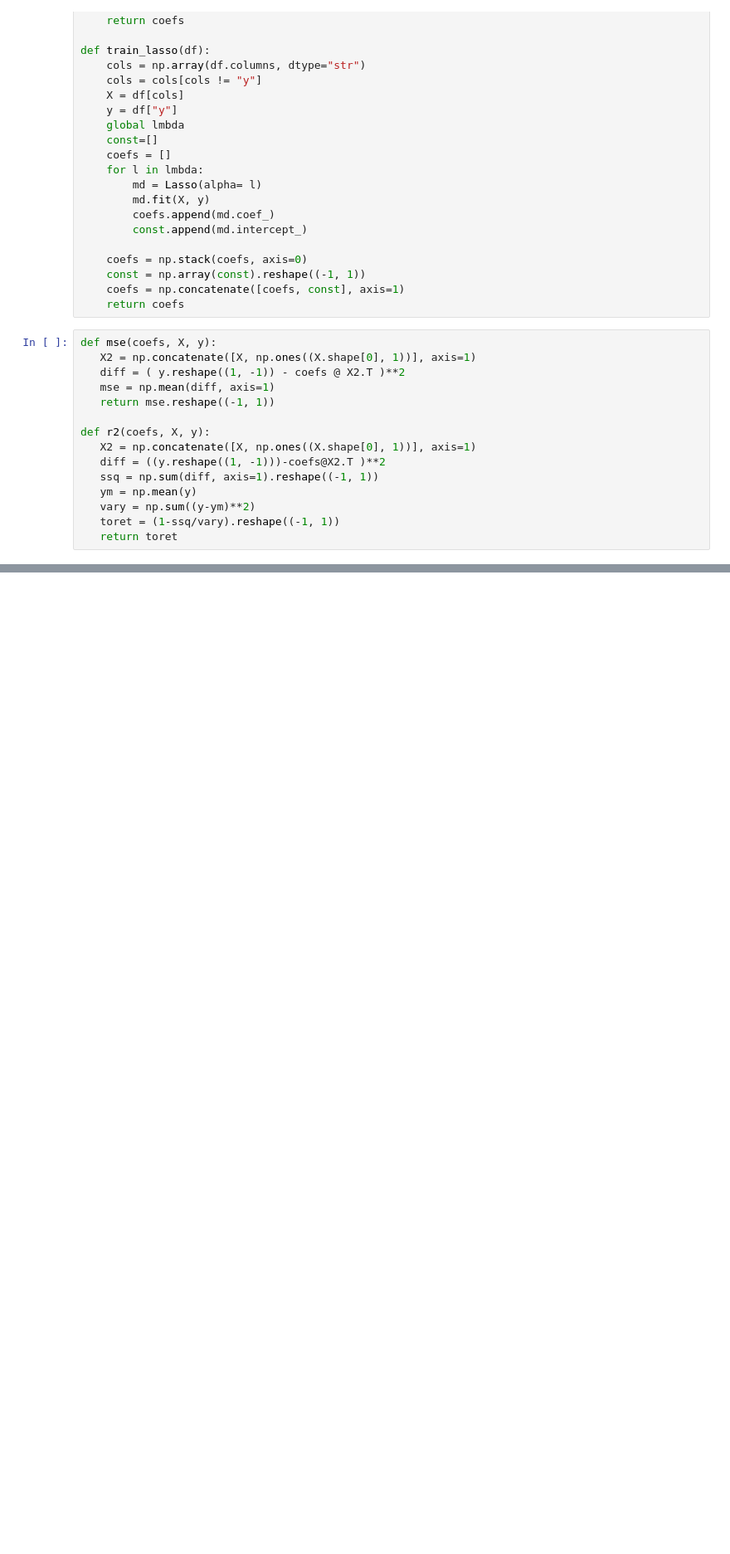
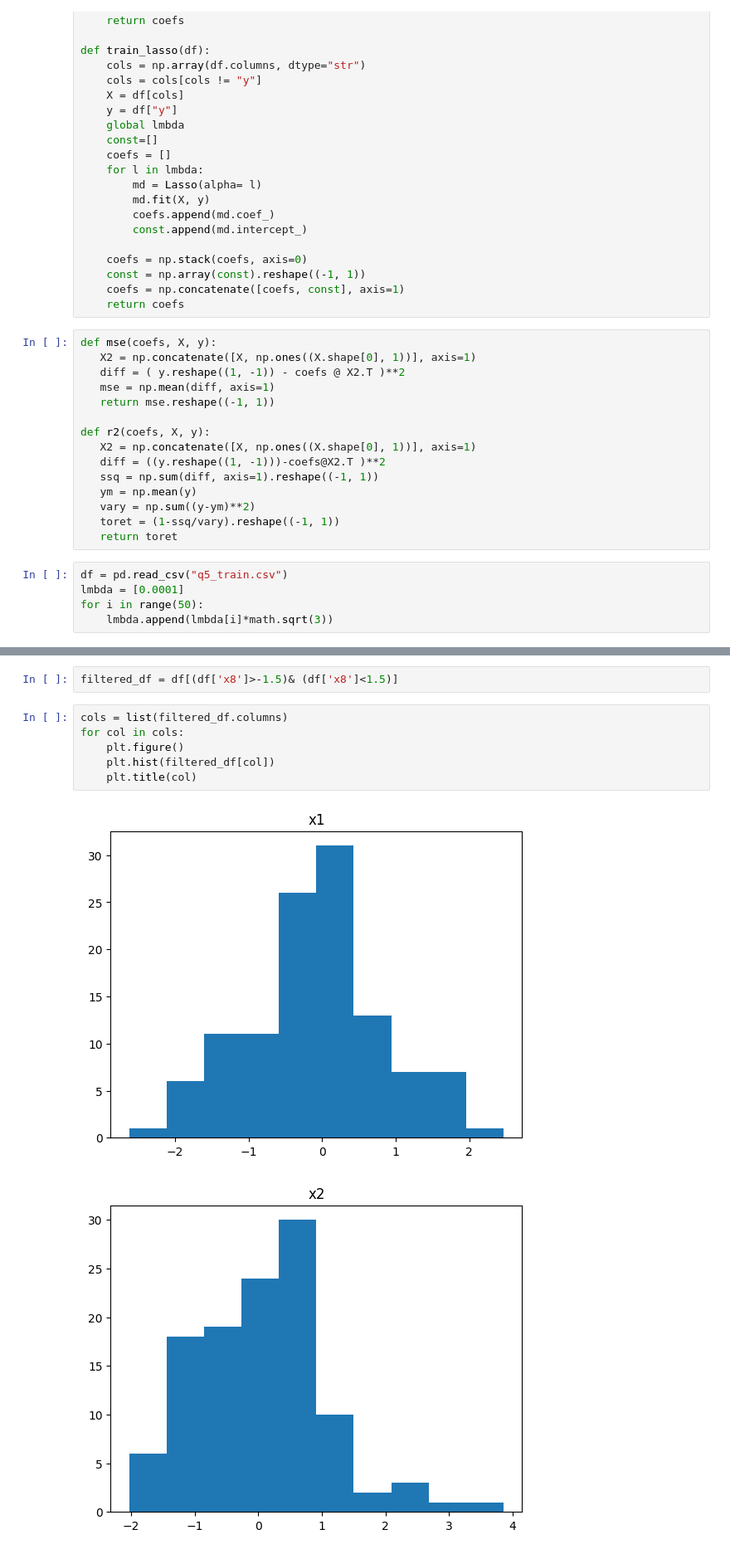
Before and after one commit to whiteraven37/AIML-lab1, a Jupyter notebook: Lab1/Lab1/PS/q5/q5more.ipynb, the cells around one changed output, grey strips where cells are left out. Shown at 83% size. Saved outputs shown, nothing was run; the diff lists cells and outputs as text; blank space fills up the shorter version.

```diff
--- a/Lab1/Lab1/PS/q5/q5more.ipynb
+++ b/Lab1/Lab1/PS/q5/q5more.ipynb
@@ -63,3 +63,8 @@ def r2(coefs, X, y):
    vary = np.sum((y-ym)**2)
    toret = (1-ssq/vary).reshape((-1, 1))
    return toret
+# %%
+df = pd.read_csv("q5_train.csv")
+lmbda = [0.0001]
+for i in range(50):
+    lmbda.append(lmbda[i]*math.sqrt(3))
@@ -65,0 +83,11 @@ def r2(coefs, X, y):
+# %%
+filtered_df = df[(df['x8']>-1.5)& (df['x8']<1.5)]
+# %%
+cols = list(filtered_df.columns)
+for col in cols:
+    plt.figure()
+    plt.hist(filtered_df[col])
+    plt.title(col)
+# %% [output]
+[figure, added]
+[figure, added]
```
Also changed, not shown: parts of 31 cells of this notebook, 3 other files.
